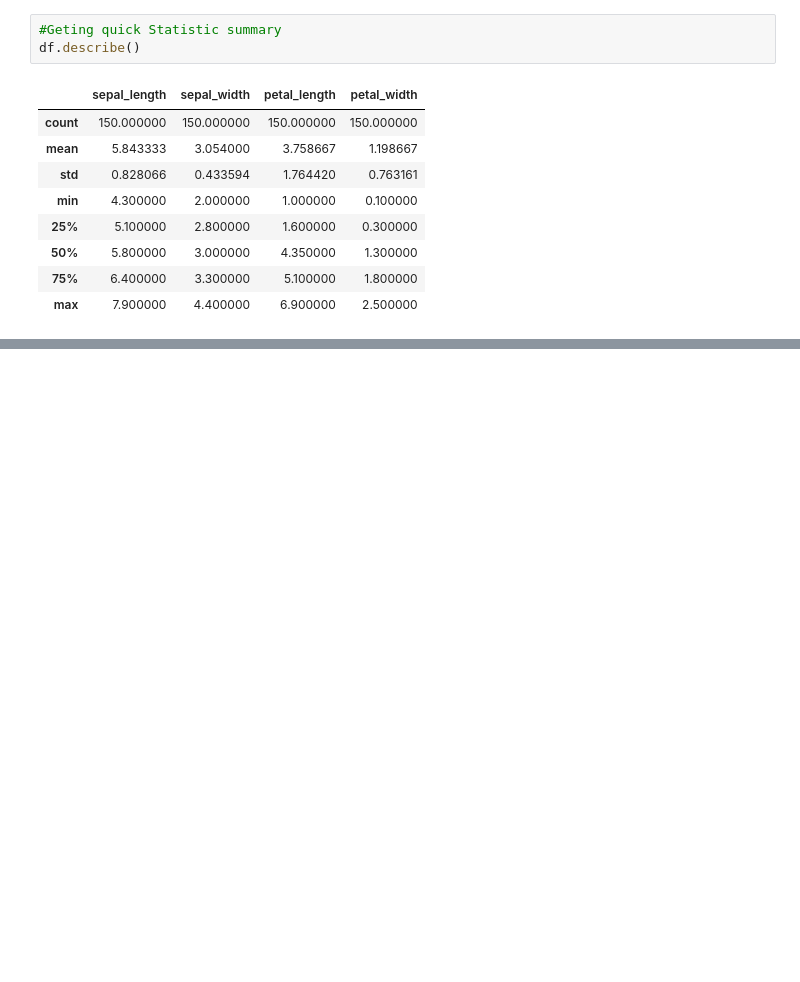
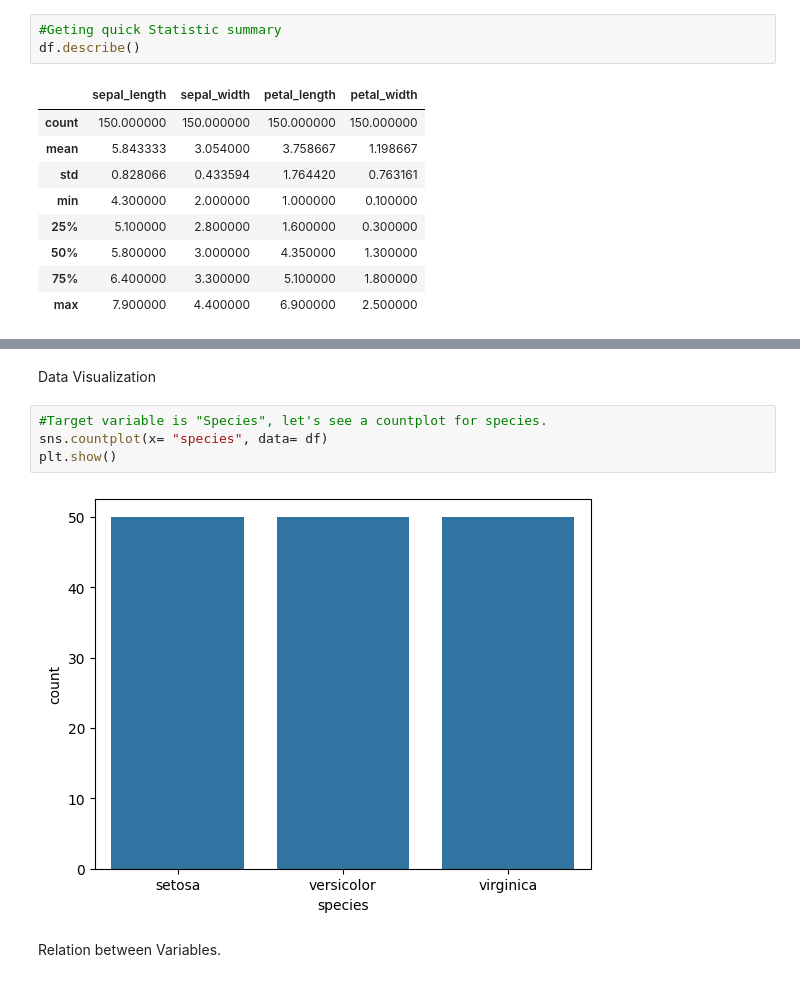
Before and after one commit to Dulyana-Silva/EDA-Iris-Dataset, a Jupyter notebook: Iris.ipynb, the cells around one changed output, grey strips where cells are left out. Saved outputs shown, nothing was run; the diff lists cells and outputs as text; blank space fills up the shorter version.

```diff
--- a/Iris.ipynb
+++ b/Iris.ipynb
@@ -66,0 +102,10 @@ df.describe()
+# %% [markdown]
+Data Visualization
+# %%
+#Target variable is "Species", let's see a countplot for species.
+sns.countplot(x= "species", data= df)
+plt.show()
+# %% [output]
+[figure, added]
+# %% [markdown]
+Relation between Variables.
```
Also changed, not shown: parts of 8 cells of this notebook.
